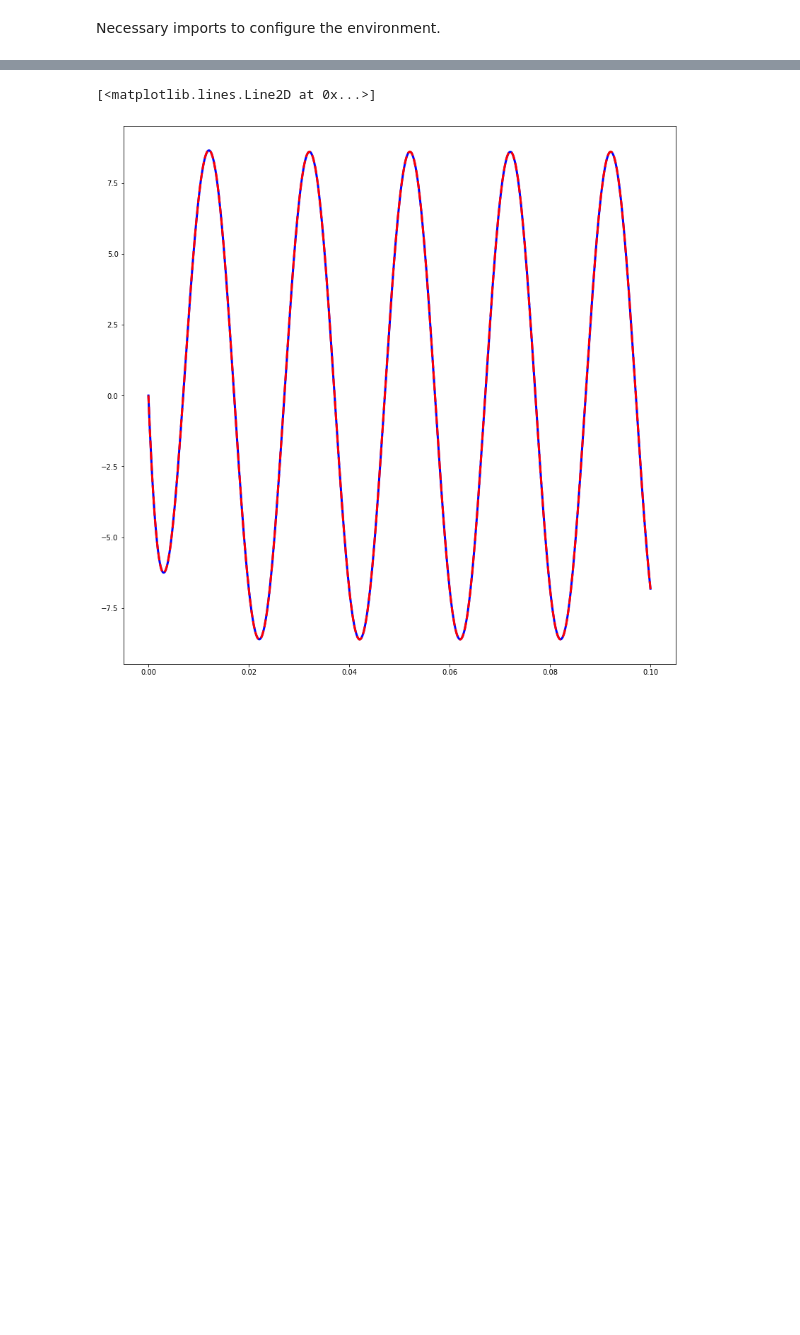
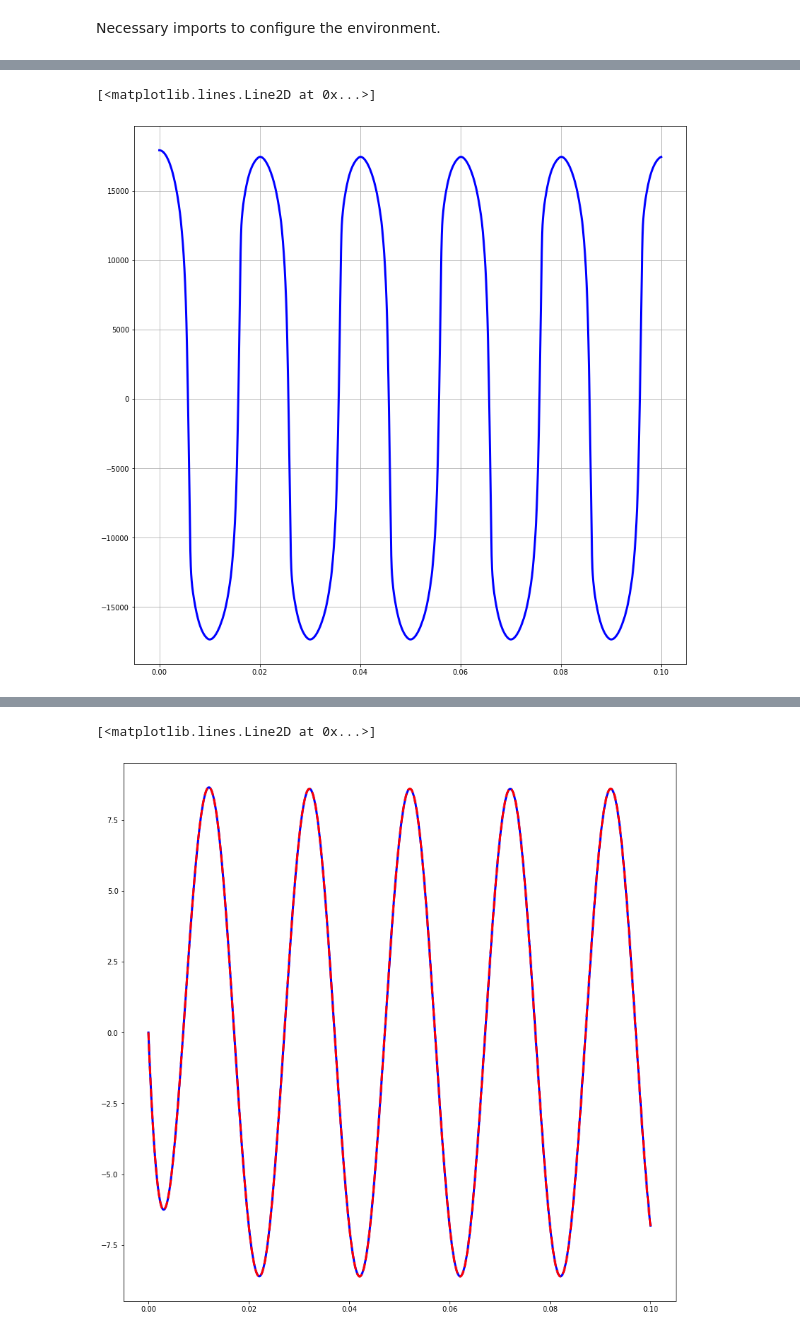
Before and after one commit to olivieromassi/Hysteresis-Modelling-with-Neural-Networks, a Jupyter notebook: WDFHysteresisModel.ipynb, the cells around one changed output, grey strips where cells are left out. Saved outputs shown, nothing was run; the diff lists cells and outputs as text; code cells hidden in the pictures; blank space fills up the shorter version.

```diff
--- a/WDFHysteresisModel.ipynb
+++ b/WDFHysteresisModel.ipynb
@@ -344,0 +425,8 @@ Zs2[0, 0]
+# %%
+# Plot the incident wave to the Neural Network Model
+plt.figure(figsize=(14, 14))
+plt.grid()
+plt.plot(t, a, 'b', linewidth=3)
+# %% [output]
+[<matplotlib.lines.Line2D at 0x...>]
+[figure, added]
```
Also changed, not shown: parts of 14 cells of this notebook.
